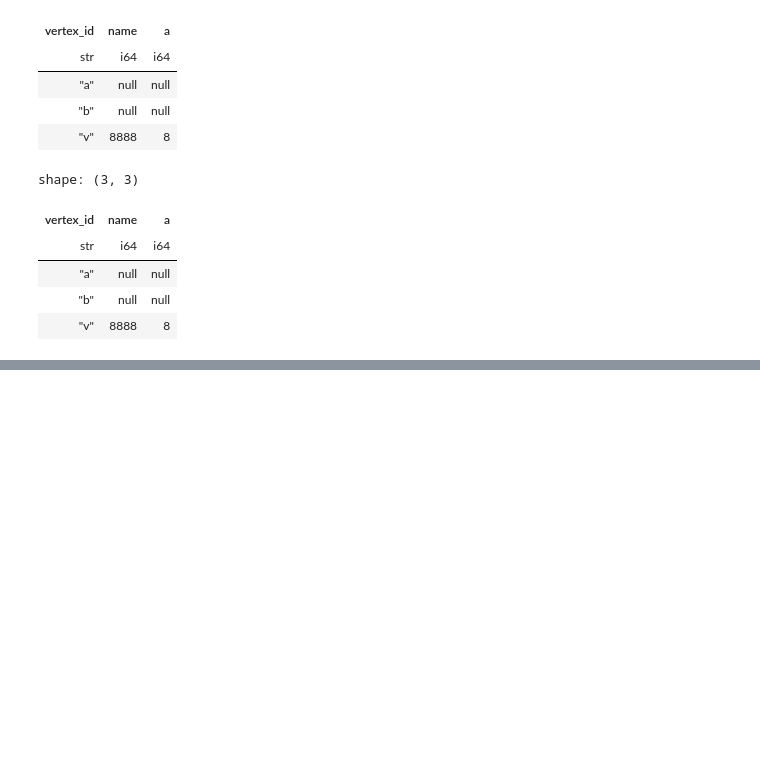
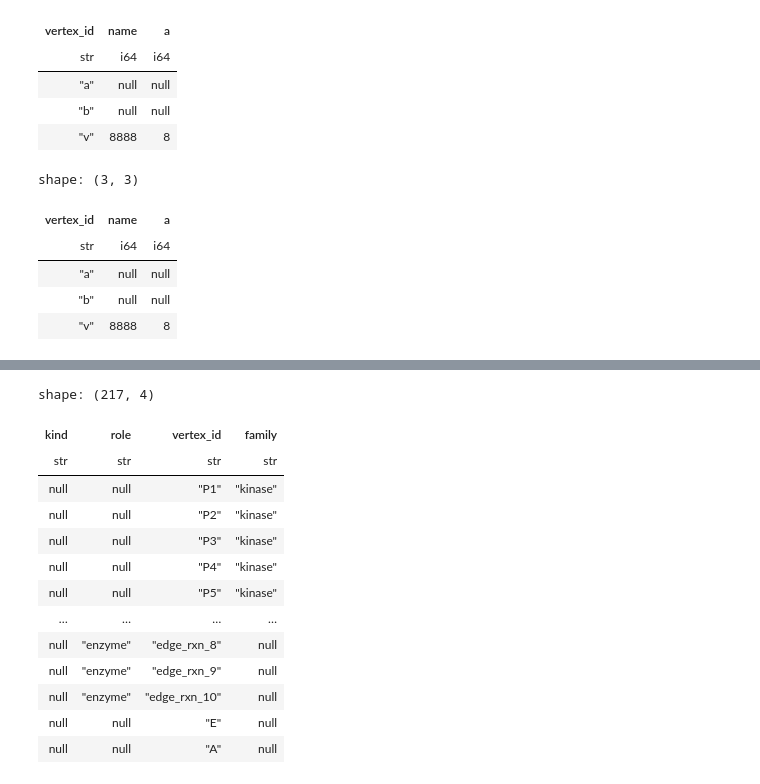
Before and after one commit to saezlab/annnet, a Jupyter notebook: docs/testing_new_updates.ipynb, the cells around one changed output, grey strips where cells are left out. Drawn from its saved outputs; the diff is of its cells as text; code cells hidden in the pictures; blank space fills up the shorter version.

```diff
--- a/docs/testing_new_updates.ipynb
+++ b/docs/testing_new_updates.ipynb
@@ -705,0 +717,17 @@ cxG
+# %%
+skg.vertex_attributes
+# %% [output]
+shape: (217, 4)
+| kind | role | vertex_id | family |
+| str | str | str | str |
+| null | null | "P1" | "kinase" |
+| null | null | "P2" | "kinase" |
+| null | null | "P3" | "kinase" |
+| null | null | "P4" | "kinase" |
+| null | null | "P5" | "kinase" |
+| … | … | … | … |
+| null | "enzyme" | "edge_rxn_8" | null |
+| null | "enzyme" | "edge_rxn_9" | null |
+| null | "enzyme" | "edge_rxn_10" | null |
+| null | null | "E" | null |
+| null | null | "A" | null |
```
Also changed, not shown: parts of 29 cells of this notebook, 1 other file.
